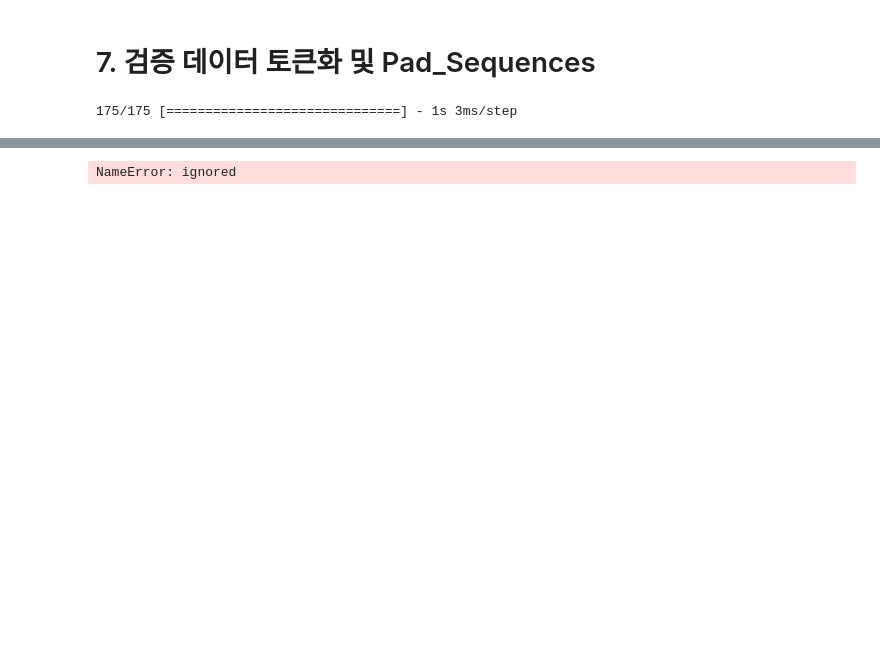
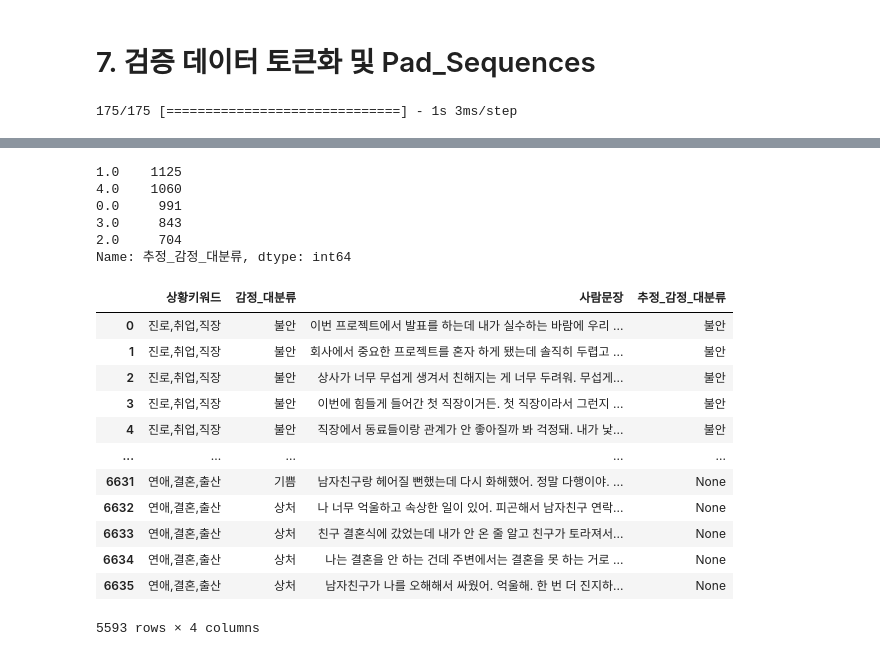
Before and after one commit to malcano/deeplearning_mini_pj, a Jupyter notebook: minsoo/stopwords_not_change.ipynb, the cells around one changed output, grey strips where cells are left out. Saved outputs shown, nothing was run; the diff lists cells and outputs as text; code cells hidden in the pictures; blank space fills up the shorter version.

```diff
--- a/minsoo/stopwords_not_change.ipynb
+++ b/minsoo/stopwords_not_change.ipynb
@@ -363,3 +388,5 @@ X_test = pad_sequences(X_test, maxlen=max_len)
 y_pred = loaded_model.predict(X_test)
 # %% [output]
 175/175 [==============================] - 1s 3ms/step
+# %%
+tmp = np.argmax(loaded_model.predict(X_test), axis=-1)
@@ -365,0 +408,41 @@ y_pred = loaded_model.predict(X_test)
+# %%
+test_val_df['추정_감정_대분류'] = pd.DataFrame(tmp)
+# %%
+test_val_df['추정_감정_대분류'].value_counts()
+# %% [output]
+1.0    1125
+4.0    1060
+0.0     991
+3.0     843
+2.0     704
+Name: 추정_감정_대분류, dtype: int64
+# %%
+def num_to_emo(number):
+    if number == 0:
+       return '불안'
+    elif number == 1:
+        return '분노'
+    elif number == 2:
+        return '상처'
+    elif number == 3:
+        return '슬픔'
+    elif number == 4:
+        return '기쁨'
+# %%
+test_val_df['추정_감정_대분류'] = test_val_df['추정_감정_대분류'].apply(num_to_emo)
+# %%
+test_val_df
+# %% [output]
+|  | 상황키워드 | 감정_대분류 | 사람문장 | 추정_감정_대분류 |
+| 0 | 진로,취업,직장 | 불안 | 이번 프로젝트에서 발표를 하는데 내가 실수하는 바람에 우리 ... | 불안 |
+| 1 | 진로,취업,직장 | 불안 | 회사에서 중요한 프로젝트를 혼자 하게 됐는데 솔직히 두렵고 ... | 불안 |
+| 2 | 진로,취업,직장 | 불안 | 상사가 너무 무섭게 생겨서 친해지는 게 너무 두려워. 무섭게... | 불안 |
+| 3 | 진로,취업,직장 | 불안 | 이번에 힘들게 들어간 첫 직장이거든. 첫 직장이라서 그런지 ... | 불안 |
+| 4 | 진로,취업,직장 | 불안 | 직장에서 동료들이랑 관계가 안 좋아질까 봐 걱정돼. 내가 낯... | 불안 |
+| ... | ... | ... | ... | ... |
+| 6631 | 연애,결혼,출산 | 기쁨 | 남자친구랑 헤어질 뻔했는데 다시 화해했어. 정말 다행이야. ... | None |
+| 6632 | 연애,결혼,출산 | 상처 | 나 너무 억울하고 속상한 일이 있어. 피곤해서 남자친구 연락... | None |
+| 6633 | 연애,결혼,출산 | 상처 | 친구 결혼식에 갔었는데 내가 안 온 줄 알고 친구가 토라져서... | None |
+| 6634 | 연애,결혼,출산 | 상처 | 나는 결혼을 안 하는 건데 주변에서는 결혼을 못 하는 거로 ... | None |
+| 6635 | 연애,결혼,출산 | 상처 | 남자친구가 나를 오해해서 싸웠어. 억울해. 한 번 더 진지하... | None |
+5593 rows × 4 columns
@@ -366,6 +451,4 @@ y_pred = loaded_model.predict(X_test)
 # %%
-from sklearn.metrics import accuracy_score
-
-acc = accuracy_score(y_test, y_pred)
+#from sklearn.metrics import accuracy_score
+#
+#acc = accuracy_score(y_test, y_pred)
-# %% [output]
-NameError: ignored
```
Also changed, not shown: parts of 16 cells of this notebook, 4 other files.
